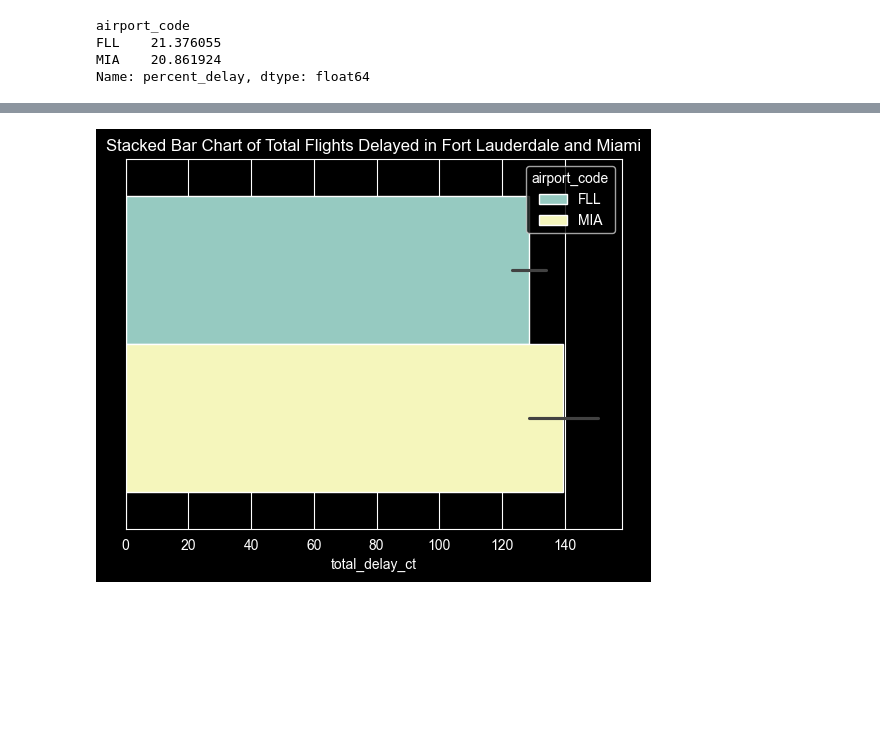
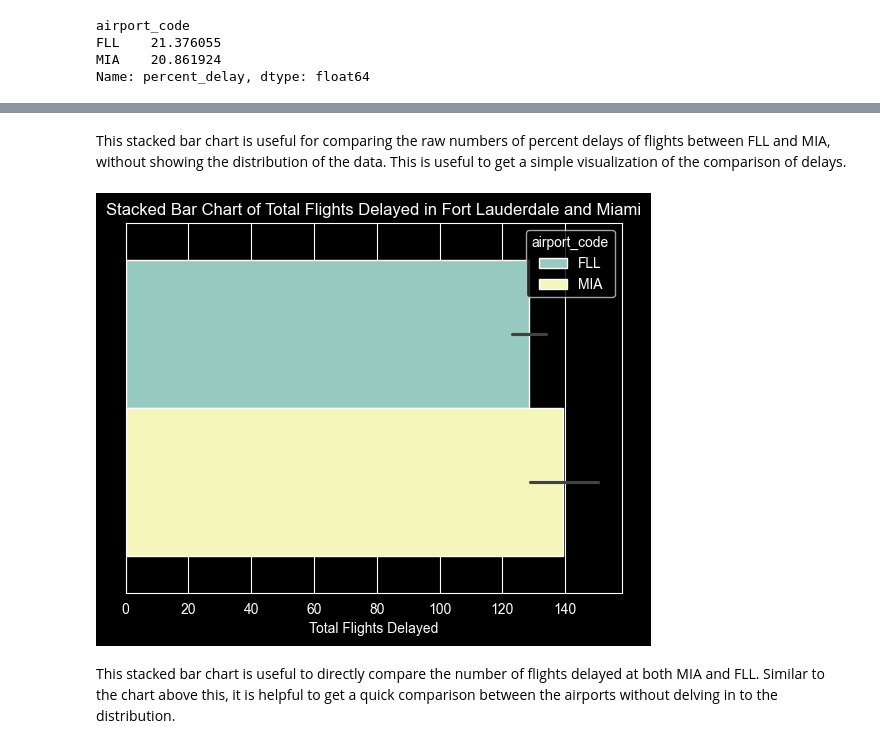
Before and after one commit to srlevine02-lab/FAU_Semester_Project, a Jupyter notebook: airline.ipynb, the cells around one changed output, grey strips where cells are left out. Drawn from its saved outputs; the diff is of its cells as text; code cells hidden in the pictures; blank space fills up the shorter version.

```diff
--- a/airline.ipynb
+++ b/airline.ipynb
@@ -310,6 +326,11 @@ plt.show()
+# %% [markdown]
+This stacked bar chart is useful for comparing the raw numbers of percent delays of flights between FLL and MIA, without showing the distribution of the data.  This is useful to get a simple visualization of the comparison of delays.
 # %%
 sns.barplot(data = df_FL, x = 'total_delay_ct', hue='airport_code')
 plt.title('Stacked Bar Chart of Total Flights Delayed in Fort Lauderdale and Miami')
+plt.xlabel('Total Flights Delayed')
 plt.show()
 # %% [output]
-[figure, old version]
+[figure, new version]
+# %% [markdown]
+This stacked bar chart is useful to directly compare the number of flights delayed at both MIA and FLL.  Similar to the chart above this, it is helpful to get a quick comparison between the airports without delving in to the distribution.
```
Also changed, not shown: parts of 12 cells of this notebook.
